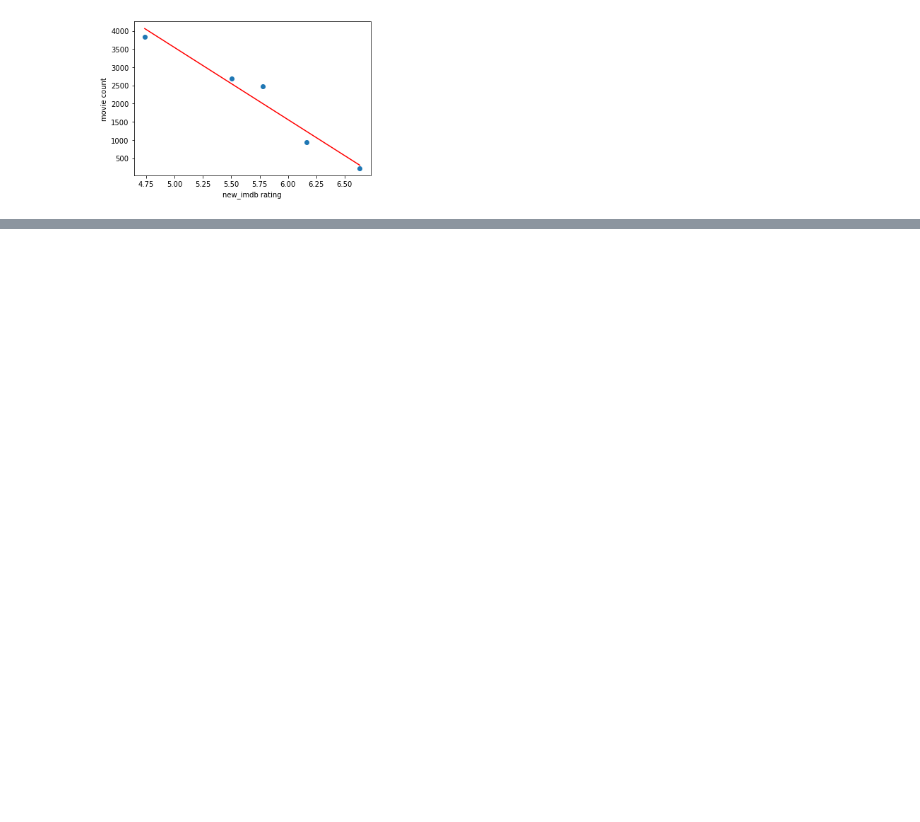
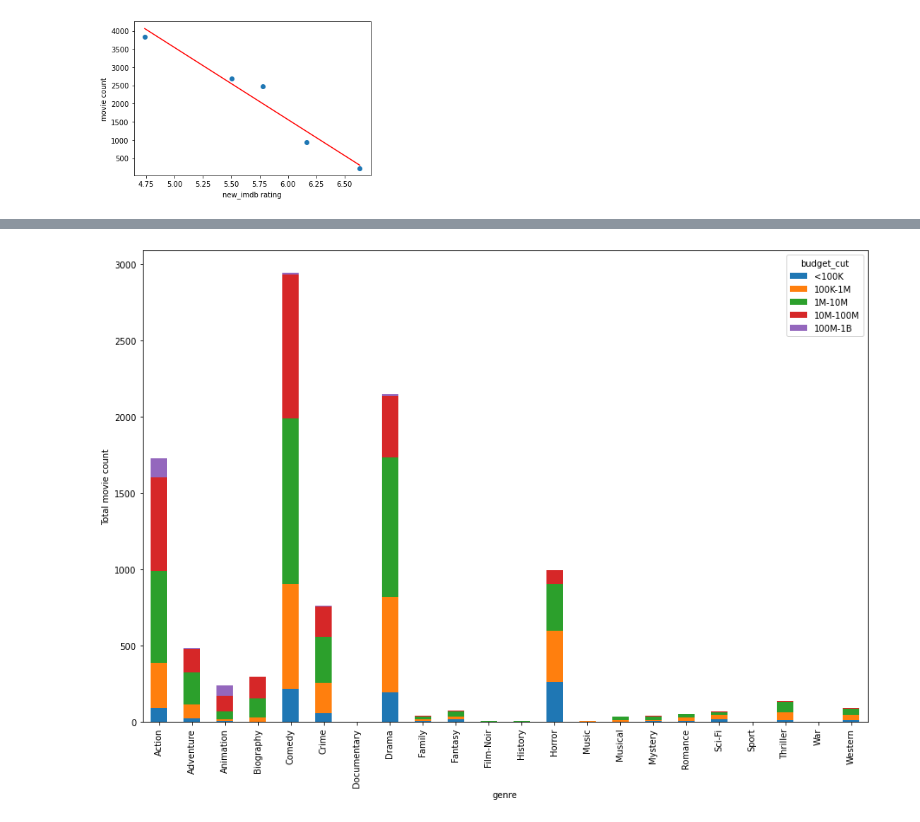
Before and after one commit to MersedehSP/Movie_Makers, a Jupyter notebook: Mersedeh/Matplotlib_Visualizatoin_Movies.ipynb, the cells around one changed output, grey strips where cells are left out. Cells and saved outputs as stored; diff of their text form; code cells hidden in the pictures; blank space fills up the shorter version.

```diff
--- a/Mersedeh/Matplotlib_Visualizatoin_Movies.ipynb
+++ b/Mersedeh/Matplotlib_Visualizatoin_Movies.ipynb
@@ -152,0 +278,4 @@ plt.show()
+# %%
+test3 = budget_df2.groupby(["budget_cut"])
+test4 = test3["genre"].value_counts()
+test4
@@ -152,0 +296,6 @@ plt.show()
+# %%
+test4.unstack(0).plot.bar(stacked=True, figsize=(15,10))
+plt.ylabel('Total movie count based on Genre');
+plt.show()
+# %% [output]
+[figure, added]
```
Also changed, not shown: parts of 18 cells of this notebook.
